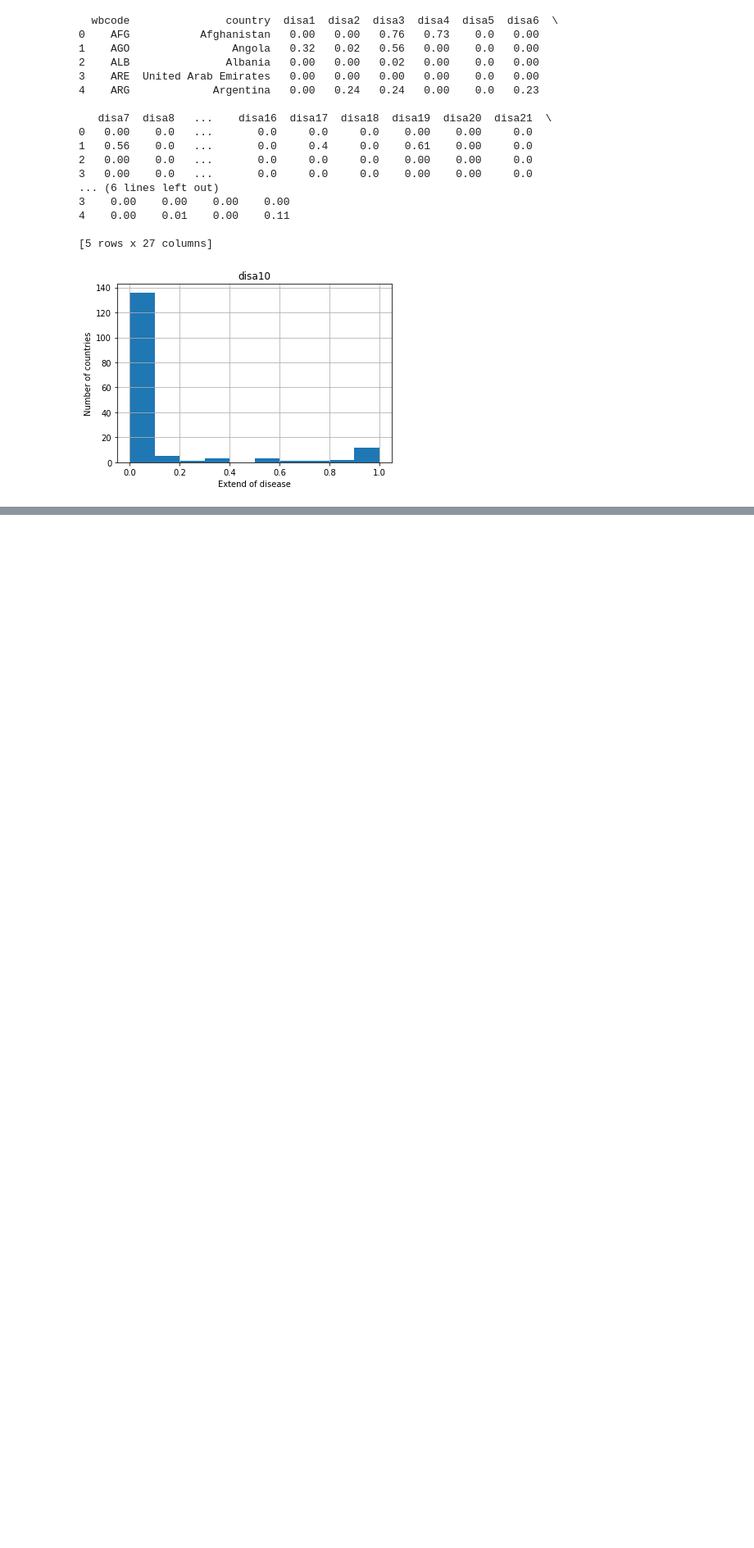
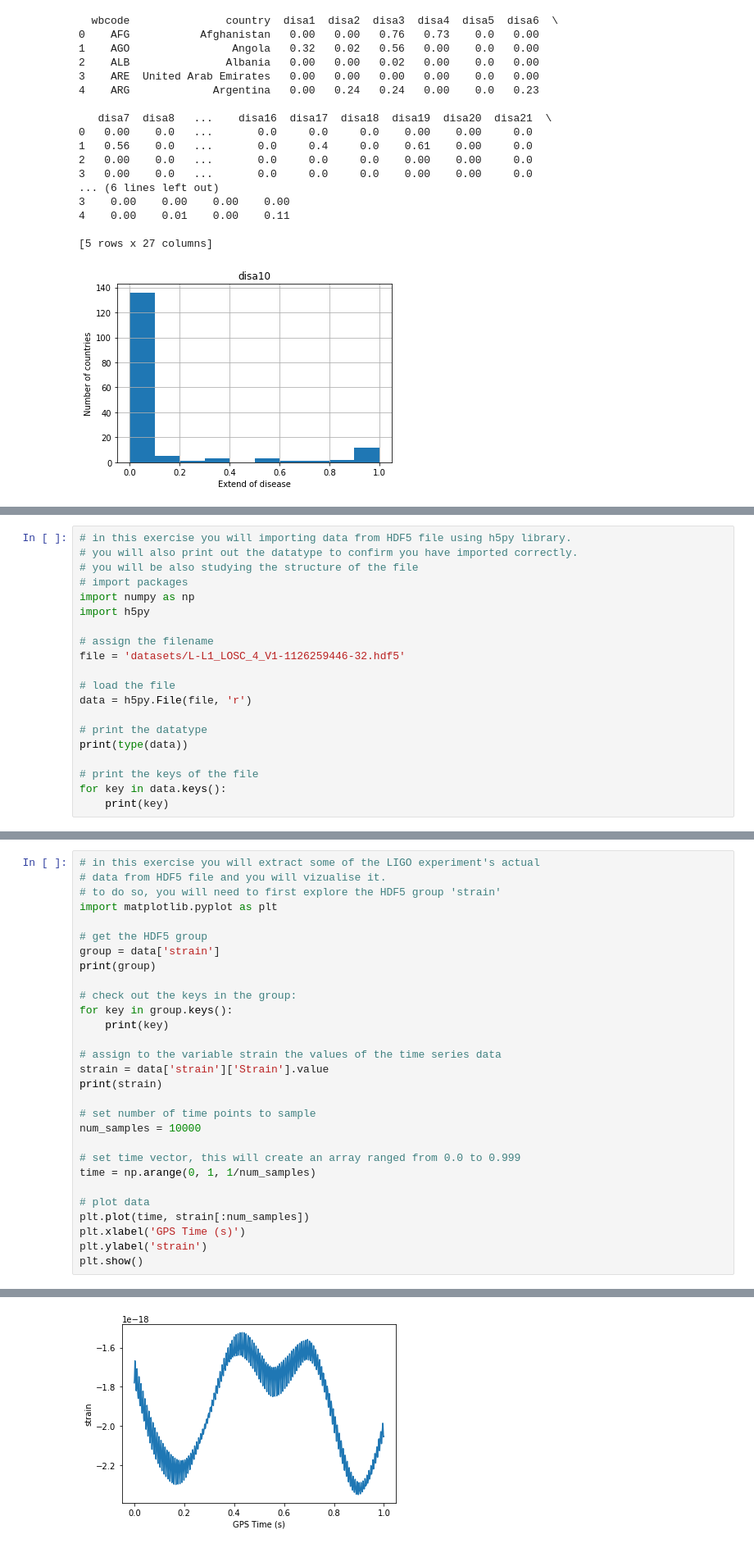
Before and after one commit to airlangga07/py_datacamp, a Jupyter notebook: 05-importing_data_in_python_part1/importing_data_from_other_file_types.ipynb, the cells around one changed output, grey strips where cells are left out. Shown at 82% size. Drawn from its saved outputs; the diff is of its cells as text; blank space fills up the shorter version.

Commit message:
importing data from other file types: importing HDF5 files

```diff
--- a/05-importing_data_in_python_part1/importing_data_from_other_file_types.ipynb
+++ b/05-importing_data_in_python_part1/importing_data_from_other_file_types.ipynb
@@ -189,0 +192,20 @@ plt.show()
+# %%
+# in this exercise you will importing data from HDF5 file using h5py library.
+# you will also print out the datatype to confirm you have imported correctly.
+# you will be also studying the structure of the file
+# import packages
+import numpy as np
+import h5py
+
+# assign the filename
+file = 'datasets/L-L1_LOSC_4_V1-1126259446-32.hdf5'
+
+# load the file
+data = h5py.File(file, 'r')
+
+# print the datatype
+print(type(data))
+
+# print the keys of the file
+for key in data.keys():
+    print(key)
@@ -189,0 +219,30 @@ plt.show()
+# %%
+# in this exercise you will extract some of the LIGO experiment's actual
+# data from HDF5 file and you will vizualise it.
+# to do so, you will need to first explore the HDF5 group 'strain'
+import matplotlib.pyplot as plt
+
+# get the HDF5 group
+group = data['strain']
+print(group)
+
+# check out the keys in the group:
+for key in group.keys():
+    print(key)
+
+# assign to the variable strain the values of the time series data
+strain = data['strain']['Strain'].value
+print(strain)
+
+# set number of time points to sample
+num_samples = 10000
+
+# set time vector, this will create an array ranged from 0.0 to 0.999
+time = np.arange(0, 1, 1/num_samples)
+
+# plot data
+plt.plot(time, strain[:num_samples])
+plt.xlabel('GPS Time (s)')
+plt.ylabel('strain')
+plt.show()
+# %% [output]
@@ -189,0 +252 @@ plt.show()
+[figure, added]
```
Also changed, not shown: parts of 4 cells of this notebook.
